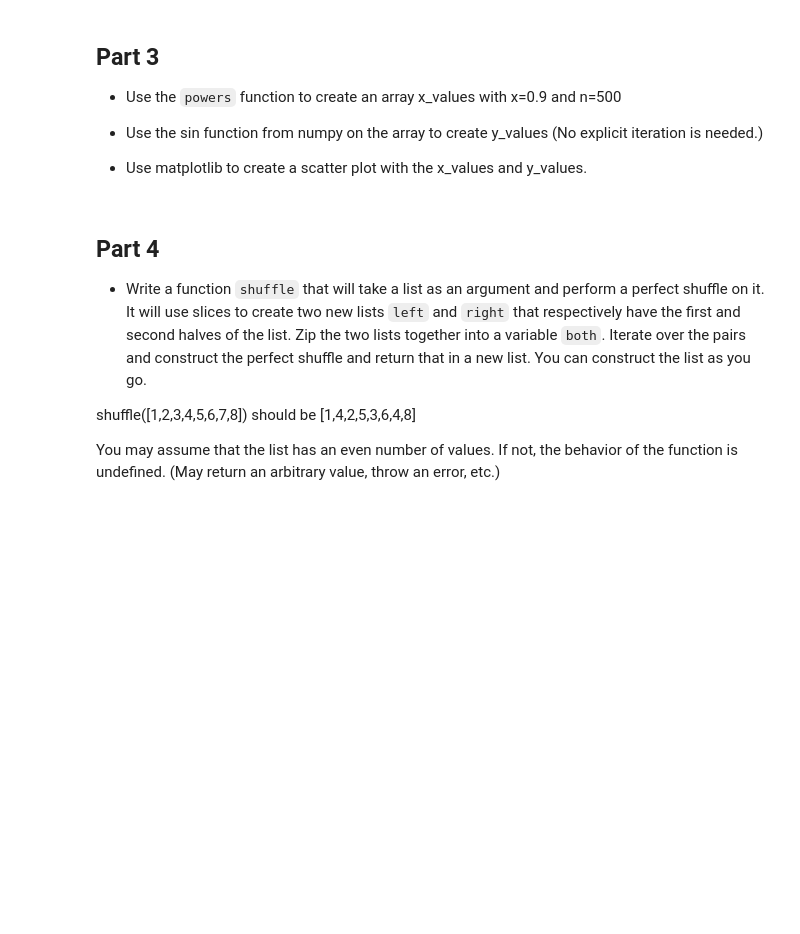
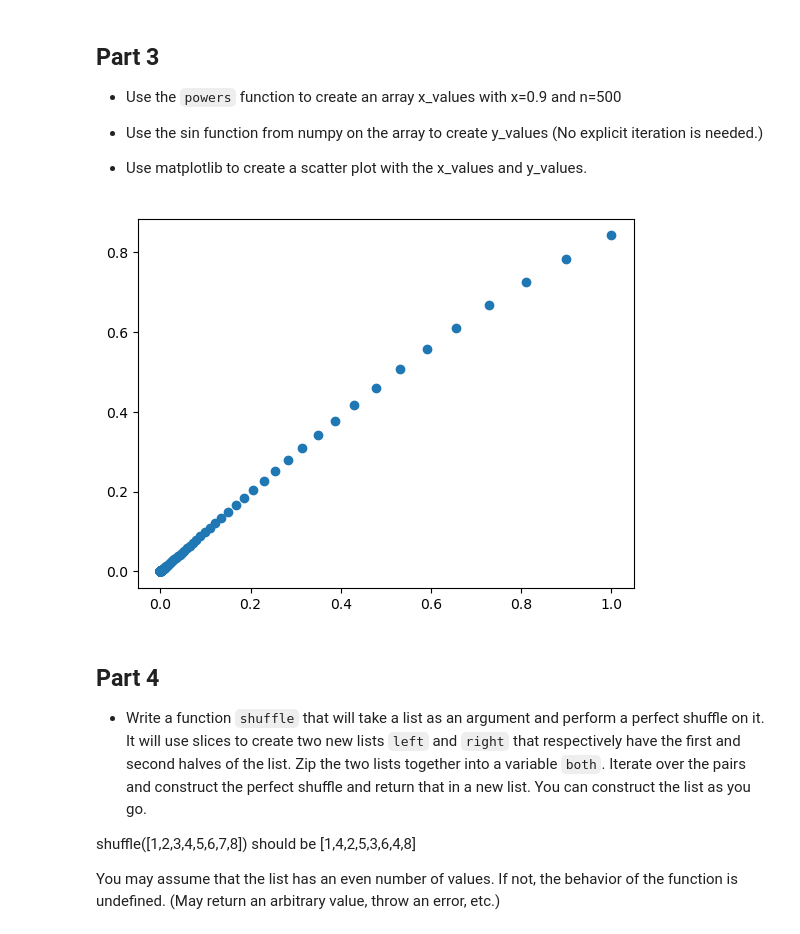
Before and after one commit to jaichandm/machine-learning-s23-prog2-jaichandm, a Jupyter notebook: Assignment2.ipynb, the cells around one changed output. Drawn from its saved outputs; the diff is of its cells as text; code cells hidden in the pictures; blank space fills up the shorter version.

```diff
--- a/Assignment2.ipynb
+++ b/Assignment2.ipynb
@@ -49,6 +49,21 @@ plt.show()
 * Use the sin function from numpy on the array to create y_values  (No explicit iteration is needed.)
 
 * Use matplotlib to create a scatter plot with the x_values and y_values.
+# %%
+import numpy as np
+import matplotlib.pyplot as plt
+
+def powers(x, n):
+    power_list = [x**i for i in range(n+1)]
+    return np.array(power_list)
+
+xValues = powers(0.9, 500)
+yValues = np.sin(xValues)
+
+plt.scatter(xValues, yValues)
+plt.show()
+# %% [output]
+[figure, added]
 # %% [markdown]
 ## Part 4
 * Write a function `shuffle` that will take a list as an argument and perform a perfect shuffle on it.  It will use slices to create two new lists `left` and `right` that respectively have the first and second halves of the list. Zip the two lists together into a variable `both`.  Iterate over the pairs and construct the perfect shuffle and return that in a new list.  You can construct the list as you go.
```
